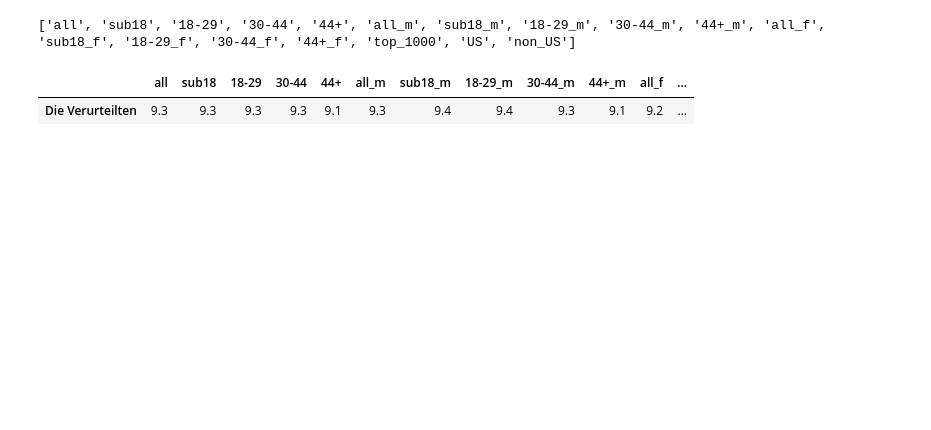
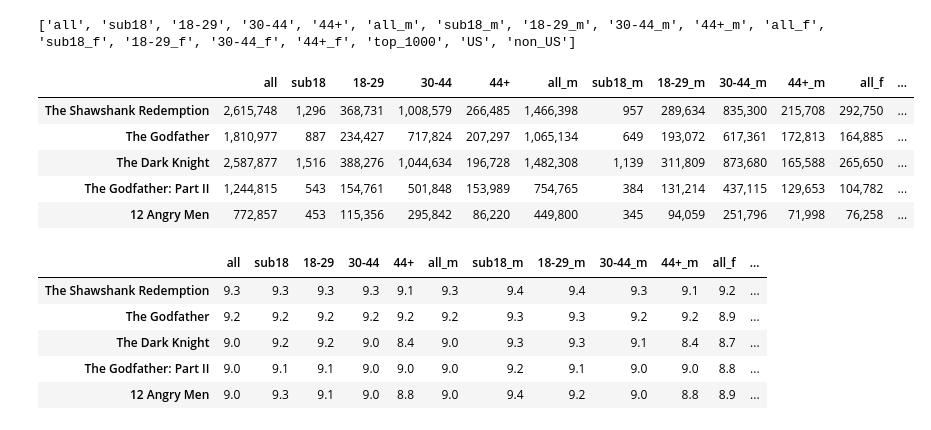
Before and after one commit to n0rdp0l/python_projects, a Jupyter notebook: IMDB/web_scraper.ipynb, the cells around one changed output. Saved outputs shown, nothing was run; the diff lists cells and outputs as text; code cells hidden in the pictures; blank space fills up the shorter version.

```diff
--- a/IMDB/web_scraper.ipynb
+++ b/IMDB/web_scraper.ipynb
@@ -68,7 +68,7 @@ colnames.extend([i+gender[1] for i in age[:5]])
 colnames.extend(["top_1000", "US", "non_US"])
 print(colnames)
 Ratings_df = pd.DataFrame(columns=colnames)
-Numbers_df = pd.DataFrame(columns=colnames)
+Voters_df = pd.DataFrame(columns=colnames)
 # %% [output]
 ['all', 'sub18', '18-29', '30-44', '44+', 'all_m', 'sub18_m', '18-29_m', '30-44_m', '44+_m', 'all_f', 'sub18_f', '18-29_f', '30-44_f', '44+_f', 'top_1000', 'US', 'non_US']
 # %%
@@ -80,21 +80,32 @@ for name, link in zip(movie_links['Name'], movie_links['Link']):
     # all ages -> "30-44" (excluding 45+)
     grid =  soup2.find_all('td', class_ = 'ratingTable')
     ratings = []
-    numbers = []
+    voters = []
     for cell in grid:
 
         rating = cell.find('div', class_ = 'bigcell').text.replace(' ','')
-        number = cell.find('a', href = True).text.replace(' ','').replace('\n', '')
+        voter = cell.find('a', href = True).text.replace(' ','').replace('\n', '')
 
         ratings.append(rating)
-        numbers.append(number)
+        voters.append(voter)
 
 
     Ratings_df = Ratings_df.append(pd.Series(ratings,name=name,index=colnames))
-    Numbers_df = Numbers_df.append(pd.Series(numbers,name=name,index=colnames))
+    Voters_df = Voters_df.append(pd.Series(voters,name=name,index=colnames))
 # %%
 
-Ratings_df
+display(Voters_df.head())
+Ratings_df.head()
 # %% [output]
 |  | all | sub18 | 18-29 | 30-44 | 44+ | all_m | sub18_m | 18-29_m | 30-44_m | 44+_m | all_f | ... |
-| Die Verurteilten | 9.3 | 9.3 | 9.3 | 9.3 | 9.1 | 9.3 | 9.4 | 9.4 | 9.3 | 9.1 | 9.2 | ... |
+| The Shawshank Redemption | 2,615,748 | 1,296 | 368,731 | 1,008,579 | 266,485 | 1,466,398 | 957 | 289,634 | 835,300 | 215,708 | 292,750 | ... |
+| The Godfather | 1,810,977 | 887 | 234,427 | 717,824 | 207,297 | 1,065,134 | 649 | 193,072 | 617,361 | 172,813 | 164,885 | ... |
+| The Dark Knight | 2,587,877 | 1,516 | 388,276 | 1,044,634 | 196,728 | 1,482,308 | 1,139 | 311,809 | 873,680 | 165,588 | 265,650 | ... |
+| The Godfather: Part II | 1,244,815 | 543 | 154,761 | 501,848 | 153,989 | 754,765 | 384 | 131,214 | 437,115 | 129,653 | 104,782 | ... |
+| 12 Angry Men | 772,857 | 453 | 115,356 | 295,842 | 86,220 | 449,800 | 345 | 94,059 | 251,796 | 71,998 | 76,258 | ... |
+|  | all | sub18 | 18-29 | 30-44 | 44+ | all_m | sub18_m | 18-29_m | 30-44_m | 44+_m | all_f | ... |
+| The Shawshank Redemption | 9.3 | 9.3 | 9.3 | 9.3 | 9.1 | 9.3 | 9.4 | 9.4 | 9.3 | 9.1 | 9.2 | ... |
+| The Godfather | 9.2 | 9.2 | 9.2 | 9.2 | 9.2 | 9.2 | 9.3 | 9.3 | 9.2 | 9.2 | 8.9 | ... |
+| The Dark Knight | 9.0 | 9.2 | 9.2 | 9.0 | 8.4 | 9.0 | 9.3 | 9.3 | 9.1 | 8.4 | 8.7 | ... |
+| The Godfather: Part II | 9.0 | 9.1 | 9.1 | 9.0 | 9.0 | 9.0 | 9.2 | 9.1 | 9.0 | 9.0 | 8.8 | ... |
+| 12 Angry Men | 9.0 | 9.3 | 9.1 | 9.0 | 8.8 | 9.0 | 9.4 | 9.2 | 9.0 | 8.8 | 8.9 | ... |
```
Also changed, not shown: parts of 5 cells of this notebook, 2 other files.
